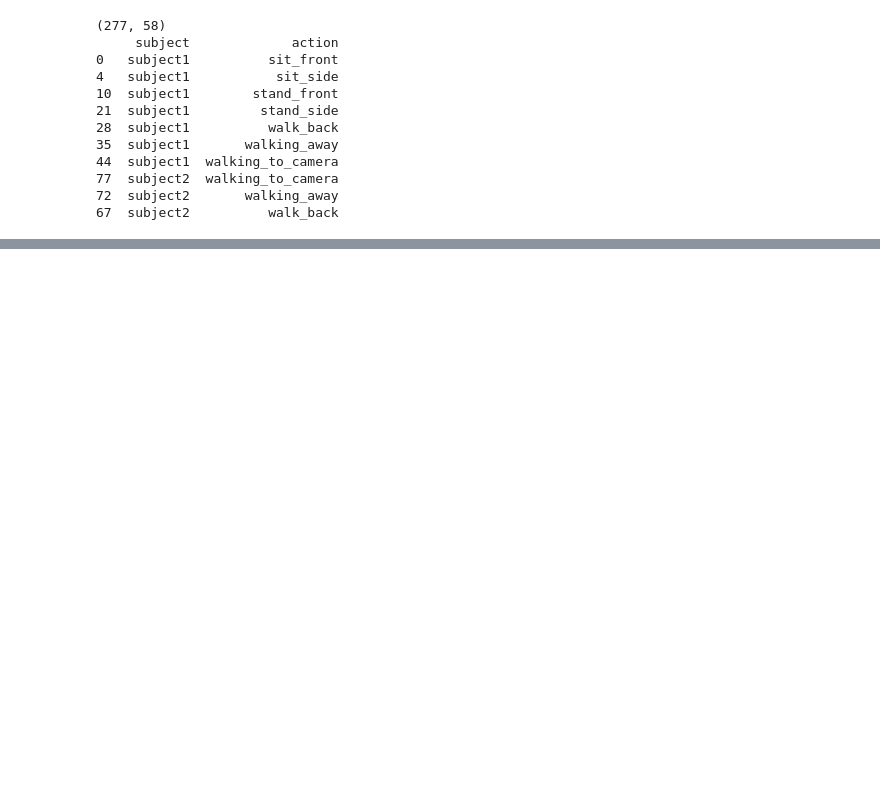
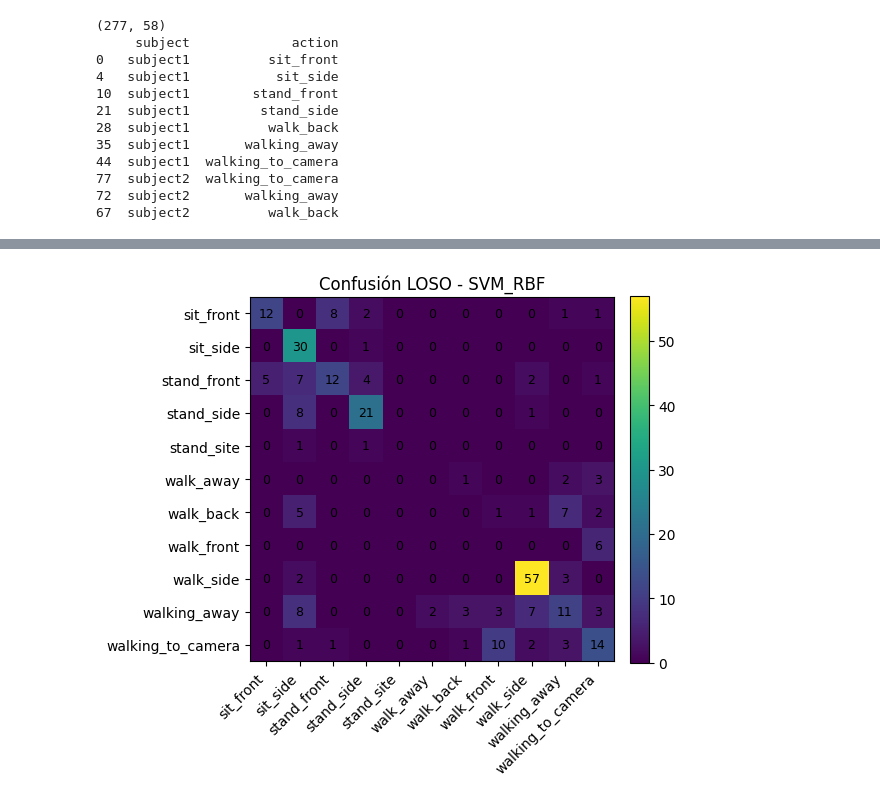
Before and after one commit to ItsJuanda17/Proyecto-Final-APOIII, a Jupyter notebook: Entrega 1/src/scripts/Proyecto.ipynb, the cells around one changed output, grey strips where cells are left out. Saved outputs shown, nothing was run; the diff lists cells and outputs as text; code cells hidden in the pictures; blank space fills up the shorter version.

Commit message:
Implementación de modelos y resultados

```diff
--- a/Entrega 1/src/scripts/Proyecto.ipynb
+++ b/Entrega 1/src/scripts/Proyecto.ipynb
@@ -985,0 +1033,13 @@ print(df[['subject','action']].drop_duplicates().sort_values('subject').head(10)
+# %%
+logo = LeaveOneGroupOut()
+
+scorers = {
+    "accuracy": make_scorer(accuracy_score),
+    "balanced_accuracy": make_scorer(balanced_accuracy_score),
+    "f1_macro": make_scorer(f1_score, average="macro"),
+    "precision_macro": make_scorer(precision_score, average="macro", zero_division=0),
+    "recall_macro": make_scorer(recall_score, average="macro", zero_division=0),
+    "mcc": make_scorer(matthews_corrcoef),
+    "kappa": make_scorer(cohen_kappa_score),
+}
+# Nota: R^2 es para REGRESIÓN; no aplica en clasificación multiclase.
@@ -985,0 +1120,52 @@ print(df[['subject','action']].drop_duplicates().sort_values('subject').head(10)
+# %%
+def loso_eval(best_model_name: str):
+    conf = [r for r in results if r["model"] == best_model_name][0]
+    best_params = conf["best_params"]
+    base_est = models[best_model_name]
+
+    y_true_all, y_pred_all = [], []
+
+    for train_idx, test_idx in logo.split(X, y, groups=groups):
+        est = clone(base_est)
+        if best_model_name == "SVM_RBF":
+            est.set_params(**{f"clf__{k.split('__')[-1]}": v for k, v in best_params.items()})
+        else:
+            est.set_params(**best_params)
+
+        est.fit(X.iloc[train_idx], y[train_idx])
+        preds = est.predict(X.iloc[test_idx])
+        y_true_all.extend(y[test_idx]); y_pred_all.extend(preds)
+
+    y_true_all = np.array(y_true_all)
+    y_pred_all = np.array(y_pred_all)
+
+    print("\n=== LOSO final (re-entrenando por sujeto) ===")
+    print("Accuracy:", accuracy_score(y_true_all, y_pred_all))
+    print("Balanced Acc:", balanced_accuracy_score(y_true_all, y_pred_all))
+    print("F1 macro:", f1_score(y_true_all, y_pred_all, average="macro"))
+    print("Precision macro:", precision_score(y_true_all, y_pred_all, average="macro", zero_division=0))
+    print("Recall macro:", recall_score(y_true_all, y_pred_all, average="macro", zero_division=0))
+    print("MCC:", matthews_corrcoef(y_true_all, y_pred_all))
+    print("Kappa:", cohen_kappa_score(y_true_all, y_pred_all))
+
+    print("\n--- Reporte por clase ---")
+    print(classification_report(y_true_all, y_pred_all, target_names=classes, digits=3, zero_division=0))
+
+    cm = confusion_matrix(y_true_all, y_pred_all)
+    return cm
+
+best_name = rank_df.iloc[0]["model"]
+cm = loso_eval(best_name)
+
+# Plot matriz de confusión
+fig, ax = plt.subplots(figsize=(6,6))
+im = ax.imshow(cm, interpolation='nearest')
+ax.set_title(f"Confusión LOSO - {best_name}")
+plt.colorbar(im, ax=ax, fraction=0.046, pad=0.04)
+ax.set_xticks(range(len(classes))); ax.set_xticklabels(classes, rotation=45, ha='right')
+ax.set_yticks(range(len(classes))); ax.set_yticklabels(classes)
+for i in range(cm.shape[0]):
+    for j in range(cm.shape[1]):
+        ax.text(j, i, cm[i, j], ha='center', va='center', fontsize=9)
+plt.tight_layout(); plt.show()
+# %% [output]
@@ -985,0 +1189 @@ print(df[['subject','action']].drop_duplicates().sort_values('subject').head(10)
+[figure, added]
```
Also changed, not shown: parts of 18 cells of this notebook.
